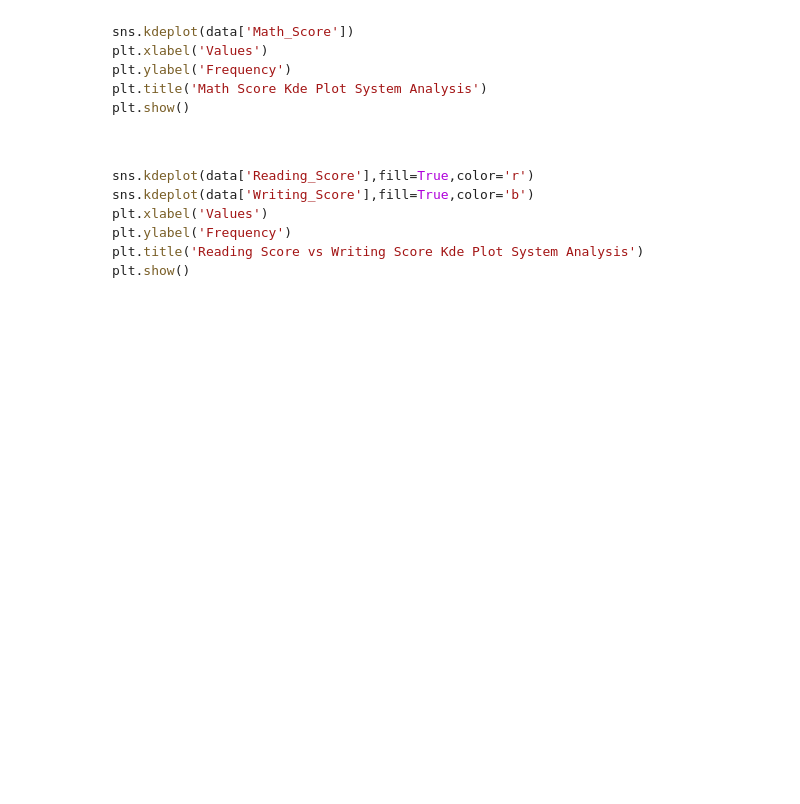
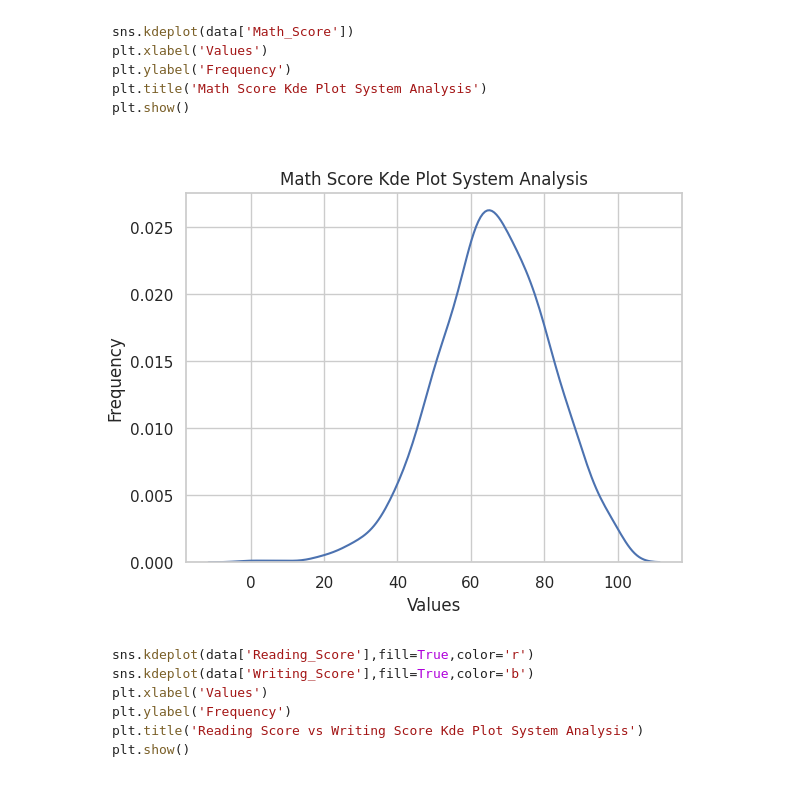
Before and after one commit to FlavioC30/PracticasSisDInfII, a Jupyter notebook: 04_seaborn.ipynb, the cells around one changed output. Saved outputs shown, nothing was run; the diff lists cells and outputs as text; code cells hidden in the pictures; blank space fills up the shorter version.

````diff
--- a/04_seaborn.ipynb
+++ b/04_seaborn.ipynb
@@ -468,6 +497,14 @@ plt.xlabel('Values')
 plt.ylabel('Frequency')
 plt.title('Math Score Kde Plot System Analysis')
 plt.show()
+# %%
+sns.kdeplot(data['Math_Score'])
+plt.xlabel('Values')
+plt.ylabel('Frequency')
+plt.title('Math Score Kde Plot System Analysis')
+plt.show()
+# %% [output]
+[figure, added]
 # %% [markdown]
 ```python
 sns.kdeplot(data['Reading_Score'],fill=True,color='r')
````
Also changed, not shown: parts of 14 cells of this notebook.
